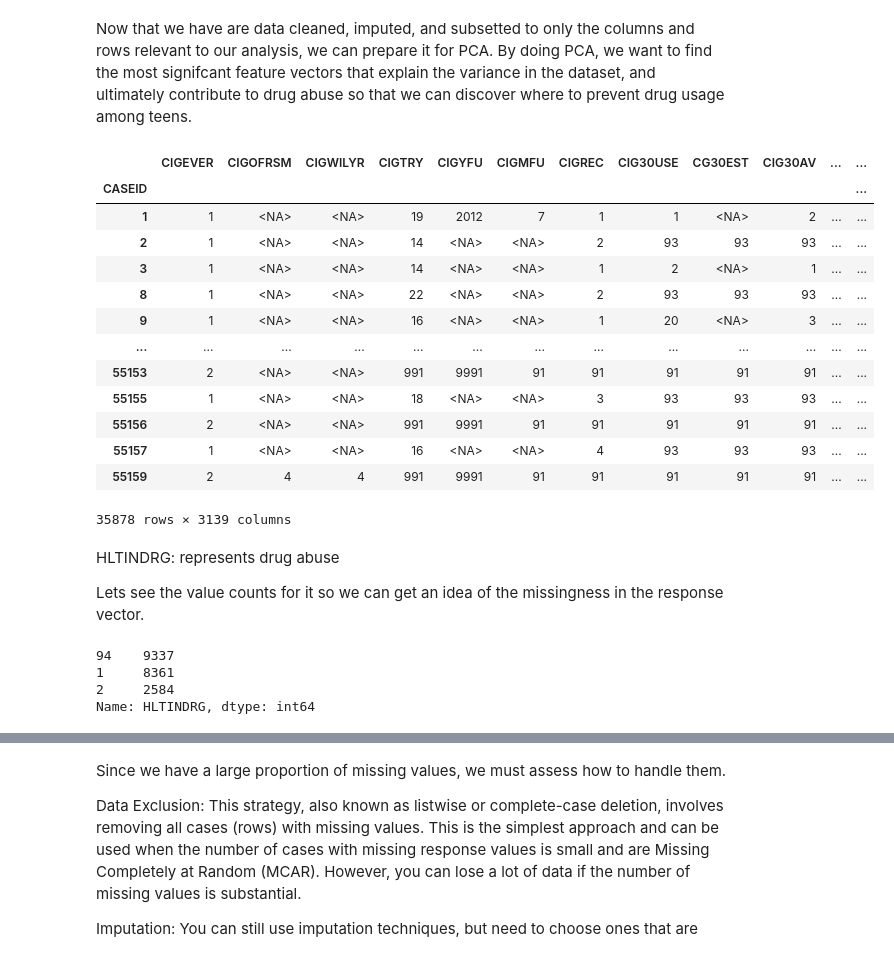
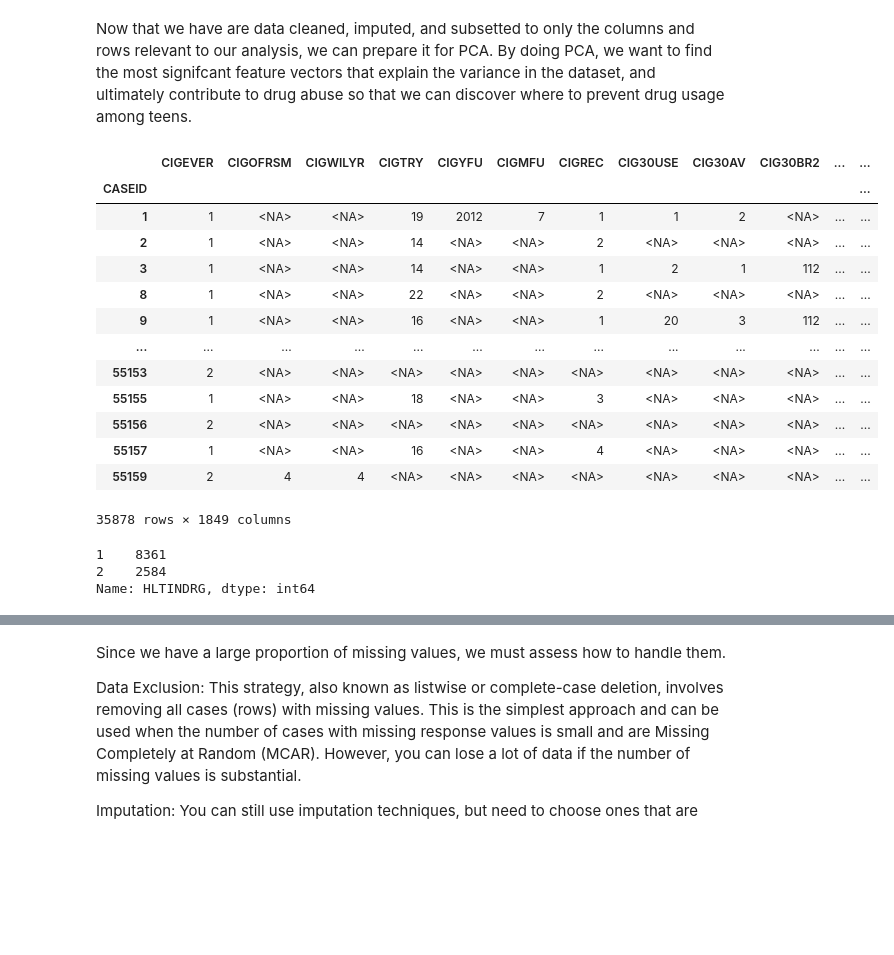
Before and after one commit to natdosan/Deloitte-Case-Study, a Jupyter notebook: code/DataCleaning copy.ipynb, the cells around one changed output, grey strips where cells are left out. Saved outputs shown, nothing was run; the diff lists cells and outputs as text; code cells hidden in the pictures; blank space fills up the shorter version.

```diff
--- a/code/DataCleaning copy.ipynb
+++ b/code/DataCleaning copy.ipynb
@@ -52,7 +52,7 @@ def check_missing(x):
     np.Nan or x : True if it does end with the number otherwise false
     """
     str_x = str(x)
-    if str_x.endswith(('97', '98', '99', '.0')):
+    if str_x.endswith(('91', '93', '94', '97', '98', '99', '.0')):
         return pd.NA
     else:
         return x
@@ -181,32 +203,27 @@ df_subset
 # %% [markdown]
 Now that we have are data cleaned, imputed, and subsetted to only the columns and rows relevant to our analysis, we can prepare it for PCA. By doing PCA, we want to find the most signifcant feature vectors that explain the variance in the dataset, and ultimately contribute to drug abuse so that we can discover where to prevent drug usage among teens.
 # %%
-X = df.iloc[:, 1:]
+X = df_subset.iloc[:, 1:]
 X
 # %% [output]
-|  | CIGEVER | CIGOFRSM | CIGWILYR | CIGTRY | CIGYFU | CIGMFU | CIGREC | CIG30USE | CG30EST | CIG30AV | ... | ... |
+|  | CIGEVER | CIGOFRSM | CIGWILYR | CIGTRY | CIGYFU | CIGMFU | CIGREC | CIG30USE | CIG30AV | CIG30BR2 | ... | ... |
 | CASEID |  |  |  |  |  |  |  |  |  |  |  | ... |
-| 1 | 1 | <NA> | <NA> | 19 | 2012 | 7 | 1 | 1 | <NA> | 2 | ... | ... |
-| 2 | 1 | <NA> | <NA> | 14 | <NA> | <NA> | 2 | 93 | 93 | 93 | ... | ... |
-| 3 | 1 | <NA> | <NA> | 14 | <NA> | <NA> | 1 | 2 | <NA> | 1 | ... | ... |
-| 8 | 1 | <NA> | <NA> | 22 | <NA> | <NA> | 2 | 93 | 93 | 93 | ... | ... |
-| 9 | 1 | <NA> | <NA> | 16 | <NA> | <NA> | 1 | 20 | <NA> | 3 | ... | ... |
+| 1 | 1 | <NA> | <NA> | 19 | 2012 | 7 | 1 | 1 | 2 | <NA> | ... | ... |
+| 2 | 1 | <NA> | <NA> | 14 | <NA> | <NA> | 2 | <NA> | <NA> | <NA> | ... | ... |
+| 3 | 1 | <NA> | <NA> | 14 | <NA> | <NA> | 1 | 2 | 1 | 112 | ... | ... |
+| 8 | 1 | <NA> | <NA> | 22 | <NA> | <NA> | 2 | <NA> | <NA> | <NA> | ... | ... |
+| 9 | 1 | <NA> | <NA> | 16 | <NA> | <NA> | 1 | 20 | 3 | 112 | ... | ... |
 | ... | ... | ... | ... | ... | ... | ... | ... | ... | ... | ... | ... | ... |
-| 55153 | 2 | <NA> | <NA> | 991 | 9991 | 91 | 91 | 91 | 91 | 91 | ... | ... |
-| 55155 | 1 | <NA> | <NA> | 18 | <NA> | <NA> | 3 | 93 | 93 | 93 | ... | ... |
-| 55156 | 2 | <NA> | <NA> | 991 | 9991 | 91 | 91 | 91 | 91 | 91 | ... | ... |
-| 55157 | 1 | <NA> | <NA> | 16 | <NA> | <NA> | 4 | 93 | 93 | 93 | ... | ... |
-| 55159 | 2 | 4 | 4 | 991 | 9991 | 91 | 91 | 91 | 91 | 91 | ... | ... |
+| 55153 | 2 | <NA> | <NA> | <NA> | <NA> | <NA> | <NA> | <NA> | <NA> | <NA> | ... | ... |
+| 55155 | 1 | <NA> | <NA> | 18 | <NA> | <NA> | 3 | <NA> | <NA> | <NA> | ... | ... |
+| 55156 | 2 | <NA> | <NA> | <NA> | <NA> | <NA> | <NA> | <NA> | <NA> | <NA> | ... | ... |
+| 55157 | 1 | <NA> | <NA> | 16 | <NA> | <NA> | 4 | <NA> | <NA> | <NA> | ... | ... |
+| 55159 | 2 | 4 | 4 | <NA> | <NA> | <NA> | <NA> | <NA> | <NA> | <NA> | ... | ... |
-35878 rows × 3139 columns
+35878 rows × 1849 columns
-# %% [markdown]
-HLTINDRG: represents drug abuse
-
-Lets see the value counts for it so we can get an idea of the missingness in the response vector.
 # %%
-y = df['HLTINDRG']
-y.value_counts()
+y = df_subset['HLTINDRG']
+y.value_counts() # no more missing values
 # %% [output]
-94    9337
-1     8361
-2     2584
+1    8361
+2    2584
 Name: HLTINDRG, dtype: int64
```
Also changed, not shown: parts of 13 cells of this notebook.
